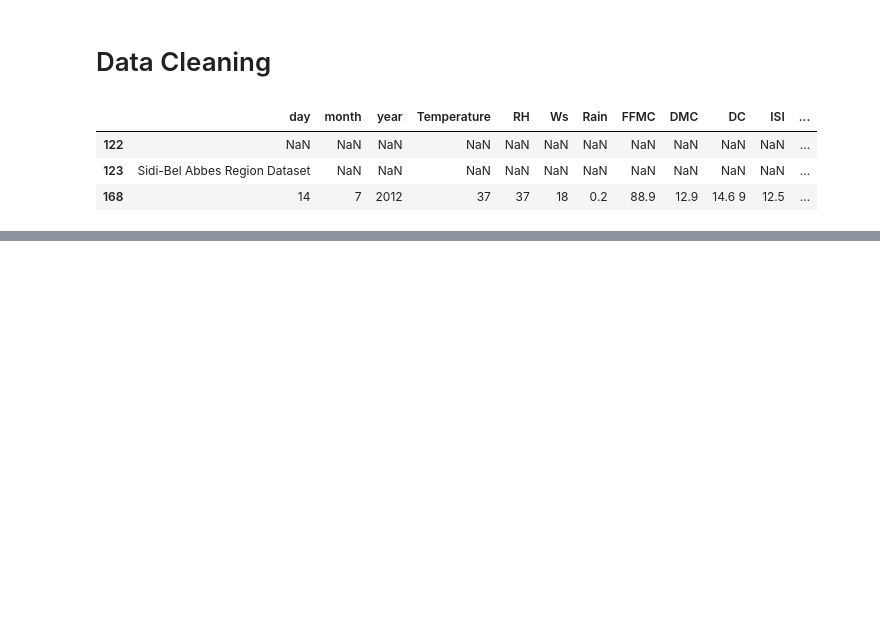
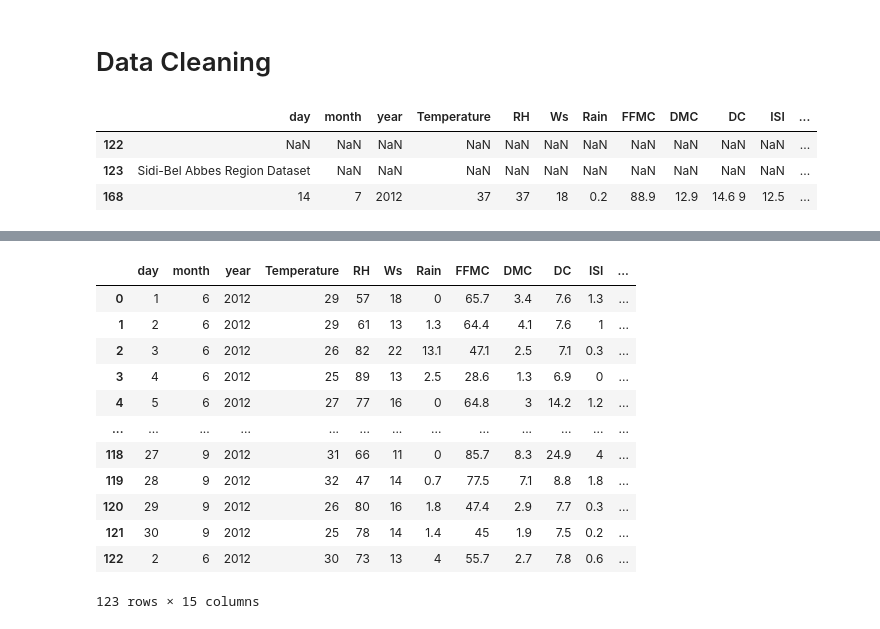
Before and after one commit to kumar1310aryan/Data-Science-Projects, a Jupyter notebook: EDA/Algerian Forest Fire/algerian_forest_fire.ipynb, the cells around one changed output, grey strips where cells are left out. Cells and saved outputs as stored; diff of their text form; code cells hidden in the pictures; blank space fills up the shorter version.

```diff
--- a/EDA/Algerian Forest Fire/algerian_forest_fire.ipynb
+++ b/EDA/Algerian Forest Fire/algerian_forest_fire.ipynb
@@ -58,0 +198,18 @@ The dataset is converted into two sets based on the Region from 122t
+# %%
+df=df.drop(df.index[122]).reset_index(drop=True)
+# %%
+df.head(123)
+# %% [output]
+|  | day | month | year | Temperature | RH | Ws | Rain | FFMC | DMC | DC | ISI | ... |
+| 0 | 1 | 6 | 2012 | 29 | 57 | 18 | 0 | 65.7 | 3.4 | 7.6 | 1.3 | ... |
+| 1 | 2 | 6 | 2012 | 29 | 61 | 13 | 1.3 | 64.4 | 4.1 | 7.6 | 1 | ... |
+| 2 | 3 | 6 | 2012 | 26 | 82 | 22 | 13.1 | 47.1 | 2.5 | 7.1 | 0.3 | ... |
+| 3 | 4 | 6 | 2012 | 25 | 89 | 13 | 2.5 | 28.6 | 1.3 | 6.9 | 0 | ... |
+| 4 | 5 | 6 | 2012 | 27 | 77 | 16 | 0 | 64.8 | 3 | 14.2 | 1.2 | ... |
+| ... | ... | ... | ... | ... | ... | ... | ... | ... | ... | ... | ... | ... |
+| 118 | 27 | 9 | 2012 | 31 | 66 | 11 | 0 | 85.7 | 8.3 | 24.9 | 4 | ... |
+| 119 | 28 | 9 | 2012 | 32 | 47 | 14 | 0.7 | 77.5 | 7.1 | 8.8 | 1.8 | ... |
+| 120 | 29 | 9 | 2012 | 26 | 80 | 16 | 1.8 | 47.4 | 2.9 | 7.7 | 0.3 | ... |
+| 121 | 30 | 9 | 2012 | 25 | 78 | 14 | 1.4 | 45 | 1.9 | 7.5 | 0.2 | ... |
+| 122 | 2 | 6 | 2012 | 30 | 73 | 13 | 4 | 55.7 | 2.7 | 7.8 | 0.6 | ... |
+123 rows × 15 columns
```
Also changed, not shown: parts of 15 cells of this notebook.
